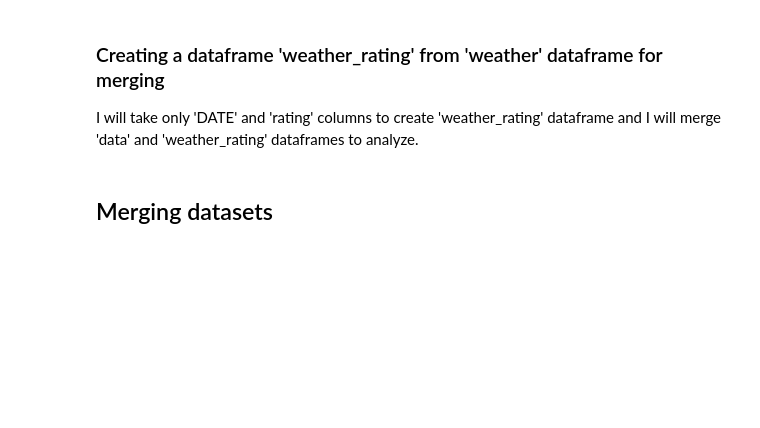
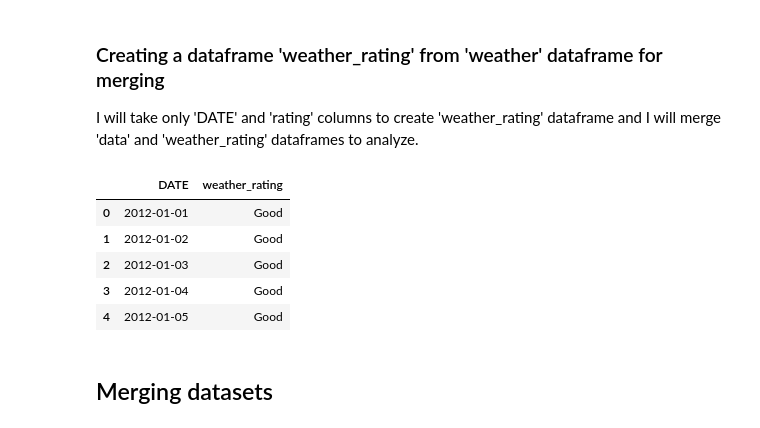
Before and after one commit to Happydogs/Aurora_Policing_Project, a Jupyter notebook: Aurora_Policing_Project.ipynb, the cells around one changed output. Drawn from its saved outputs; the diff is of its cells as text; code cells hidden in the pictures; blank space fills up the shorter version.

```diff
--- a/Aurora_Policing_Project.ipynb
+++ b/Aurora_Policing_Project.ipynb
@@ -833,5 +838,5 @@ Name: bad_weather, dtype: int64
 mapping = {0:'Good', 1:'Bad', 2:'Bad', 3: 'Worse', 4: 'Worse'}
 # %%
 # Convert the 'bad_weather' integers to string using 'mapping'
-weather['rating'] = weather.bad_weather.map(mapping).astype('str')
+weather['weather_rating'] = weather.bad_weather.map(mapping).astype('str')
 # %%
@@ -858,7 +863,7 @@ There is a few poosible values, so for efficiency, I changed the data type to ca
 cats = ['Good', 'Bad', 'Worse']
 # %%
 # Change the data type of 'rating' to category
-weather['rating'] = weather.rating.astype(pd.api.types.CategoricalDtype(ordered = True, categories = cats))
+weather['weather_rating'] = weather.weather_rating.astype(pd.api.types.CategoricalDtype(ordered = True, categories = cats))
 # %%
 weather.head()
 # %% [output]
@@ -874,6 +879,15 @@ I will use 'rating' column to analyze the effects of weather on police behavior.
 ### Creating a dataframe 'weather_rating' from 'weather' dataframe for merging
 I will take only 'DATE' and 'rating' columns to create 'weather_rating' dataframe and I will merge 'data' and 'weather_rating' dataframes to analyze.
 # %%
-weather_rating = weather[['DATE','rating']]
+weather = weather[['DATE','weather_rating']]
+# %%
+weather.head()
+# %% [output]
+|  | DATE | weather_rating |
+| 0 | 2012-01-01 | Good |
+| 1 | 2012-01-02 | Good |
+| 2 | 2012-01-03 | Good |
+| 3 | 2012-01-04 | Good |
+| 4 | 2012-01-05 | Good |
 # %% [markdown]
 ## Merging datasets
```
Also changed, not shown: parts of 53 cells of this notebook, 1 other file.
